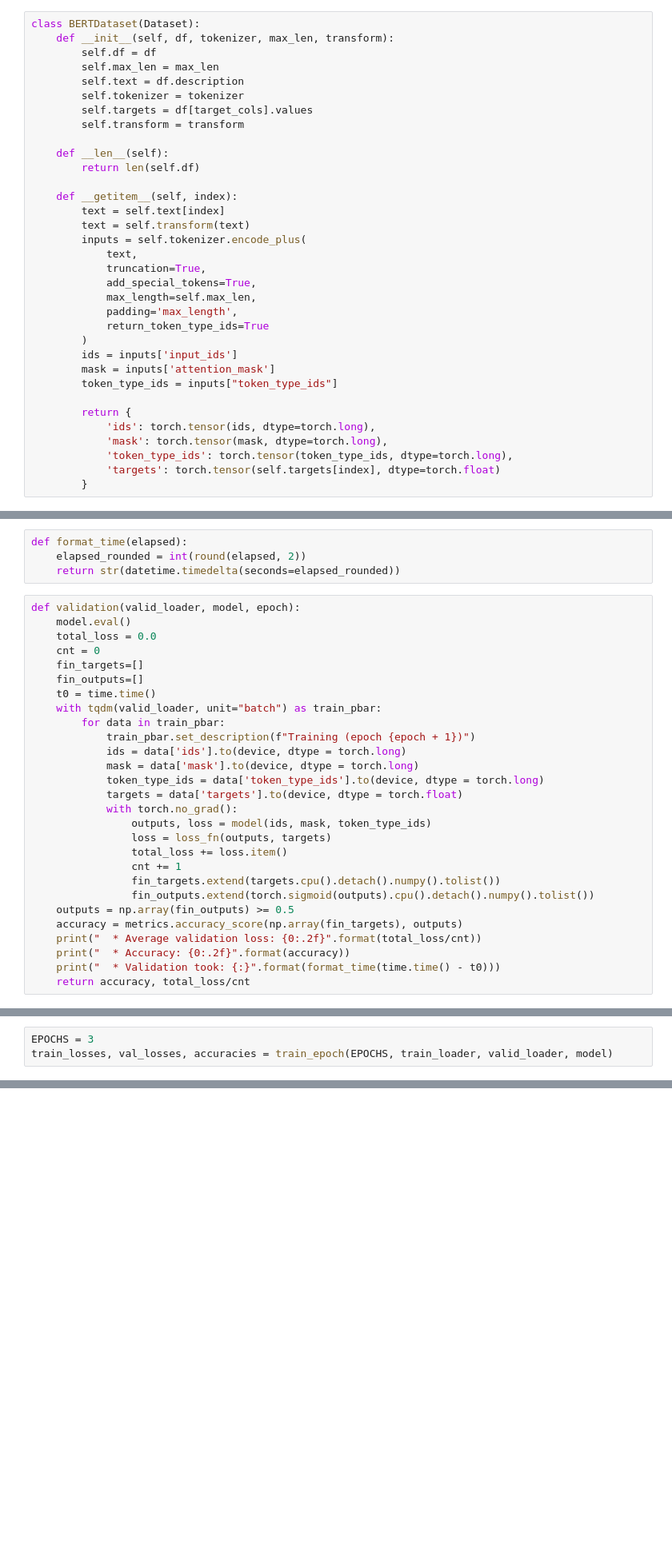
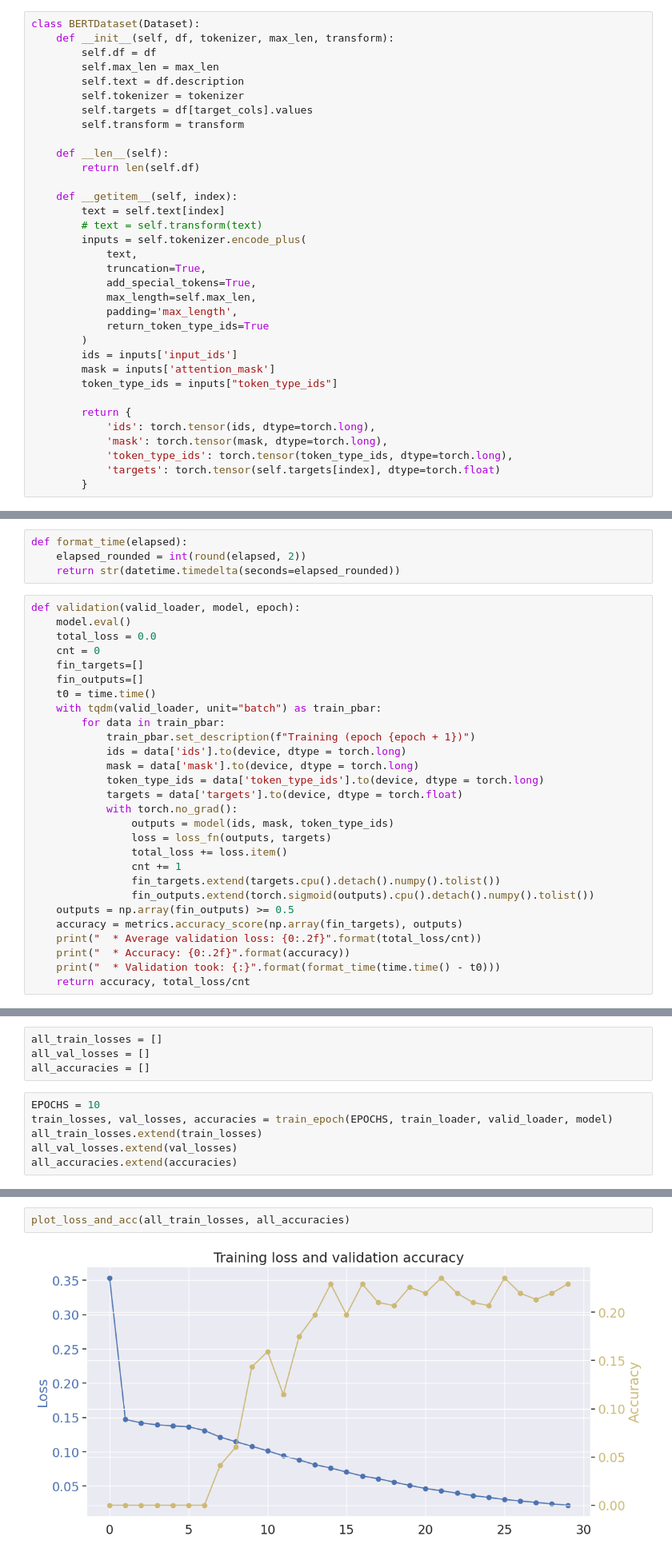
Before and after one commit to XFTTech/CSC413-Project, a Jupyter notebook: code/bert_augmentation.ipynb, the cells around one changed output, grey strips where cells are left out. Shown at 80% size. Saved outputs shown, nothing was run; the diff lists cells and outputs as text; blank space fills up the shorter version.

Commit message:
and BERT plot

```diff
--- a/code/bert_augmentation.ipynb
+++ b/code/bert_augmentation.ipynb
@@ -70,7 +163,7 @@ class BERTDataset(Dataset):
 
     def __getitem__(self, index):
         text = self.text[index]
-        text = self.transform(text)
+        # text = self.transform(text)
         inputs = self.tokenizer.encode_plus(
             text,
             truncation=True,
@@ -152,7 +270,7 @@ def validation(valid_loader, model, epoch):
             token_type_ids = data['token_type_ids'].to(device, dtype = torch.long)
             targets = data['targets'].to(device, dtype = torch.float)
             with torch.no_grad():
-                outputs, loss = model(ids, mask, token_type_ids)
+                outputs = model(ids, mask, token_type_ids)
                 loss = loss_fn(outputs, targets)
                 total_loss += loss.item()
                 cnt += 1
@@ -220,6 +338,13 @@ def plot_loss_and_acc(loss_vals, eval_accs):
     ax1.tick_params(axis='y', rotation=0, labelcolor='b' )
     ax2.tick_params(axis='y', rotation=0, labelcolor='y' )
     plt.show()
+# %%
+all_train_losses = []
+all_val_losses = []
+all_accuracies = []
 # %%
-EPOCHS = 3
+EPOCHS = 10
 train_losses, val_losses, accuracies = train_epoch(EPOCHS, train_loader, valid_loader, model)
+all_train_losses.extend(train_losses)
+all_val_losses.extend(val_losses)
+all_accuracies.extend(accuracies)
@@ -228,3 +392,7 @@ plot_loss_and_acc(train_losses, accuracies)
+# %%
+plot_loss_and_acc(all_train_losses, all_accuracies)
+# %% [output]
+[figure, added]
 # %% [markdown]
 ## Predict Single Sentence and Predict based on original tags
 # %%
```
Also changed, not shown: parts of 15 cells of this notebook.
